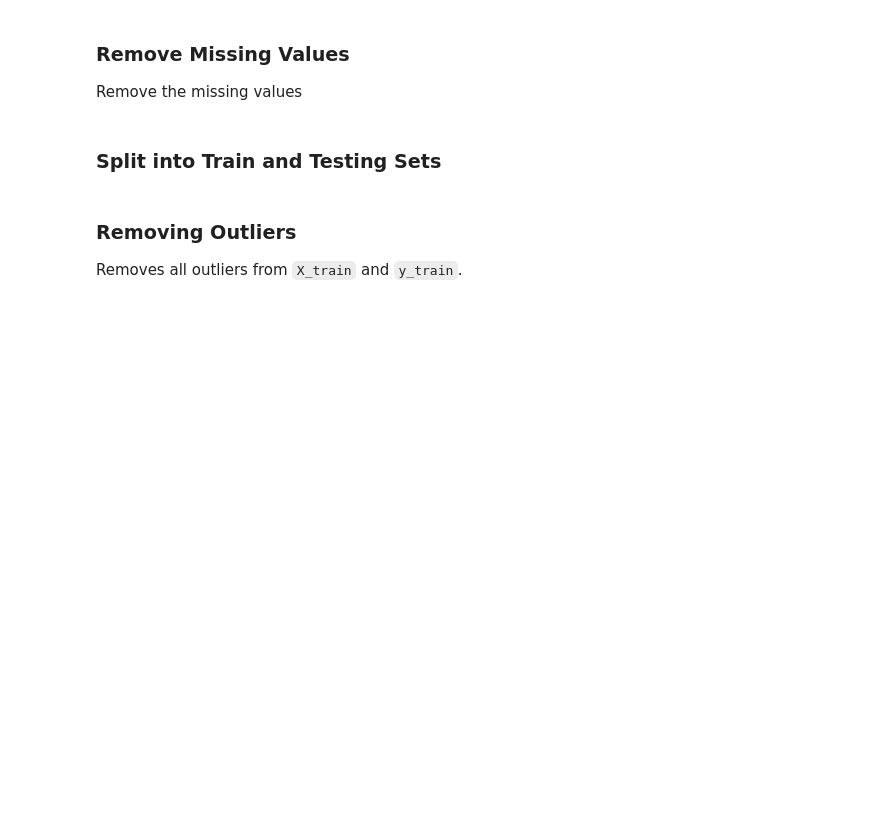
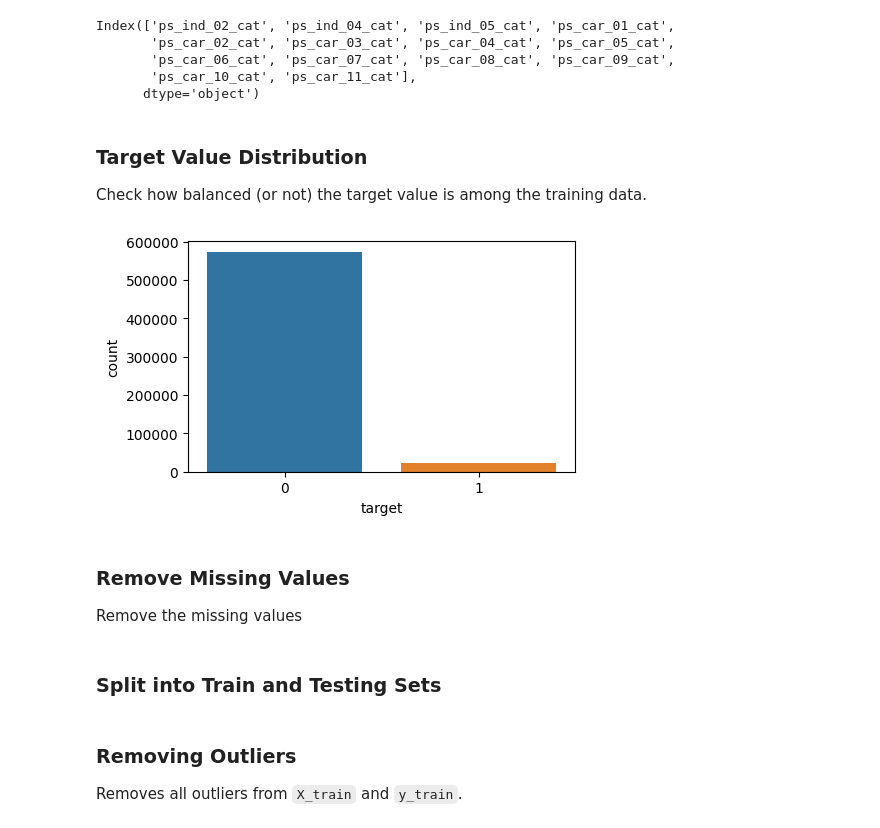
Before and after one commit to lauraschauer/stats-ml-project, a Jupyter notebook: project-supervised.ipynb, the cells around one changed output. Cells and saved outputs as stored; diff of their text form; code cells hidden in the pictures; blank space fills up the shorter version.

```diff
--- a/project-supervised.ipynb
+++ b/project-supervised.ipynb
@@ -37,3 +95,24 @@ df.head()
+# %%
+# Get the names of the columns of a certain variable type
+summary[summary['variable type'] == 'nominal'].index
+# %% [output]
+Index(['ps_ind_02_cat', 'ps_ind_04_cat', 'ps_ind_05_cat', 'ps_car_01_cat',
+       'ps_car_02_cat', 'ps_car_03_cat', 'ps_car_04_cat', 'ps_car_05_cat',
+       'ps_car_06_cat', 'ps_car_07_cat', 'ps_car_08_cat', 'ps_car_09_cat',
+       'ps_car_10_cat', 'ps_car_11_cat'],
+      dtype='object')
+# %% [markdown]
+### Target Value Distribution
+
+Check how balanced (or not) the target value is among the training data.
+# %%
+plt.figure(figsize=(5, 3)) # Create a figure
+
+ax = sns.countplot(df, x='target') # countplot: Show the counts of observations in each categorical bin using bars.
+
+total_size = len(df)
+# %% [output]
+[figure, added]
 # %% [markdown]
 ### Remove Missing Values
 
```
Also changed, not shown: parts of 10 cells of this notebook, 1 other file.
